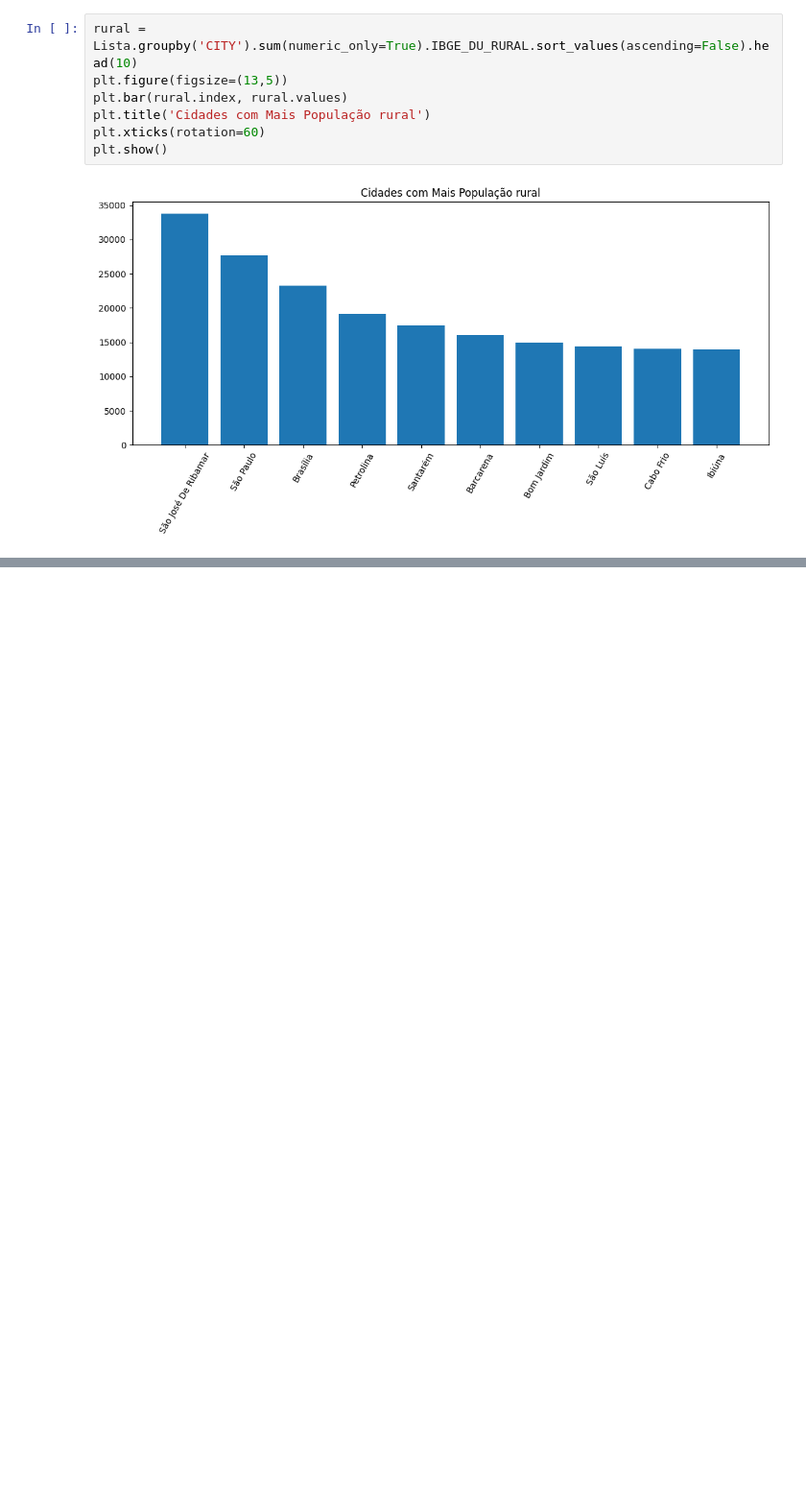
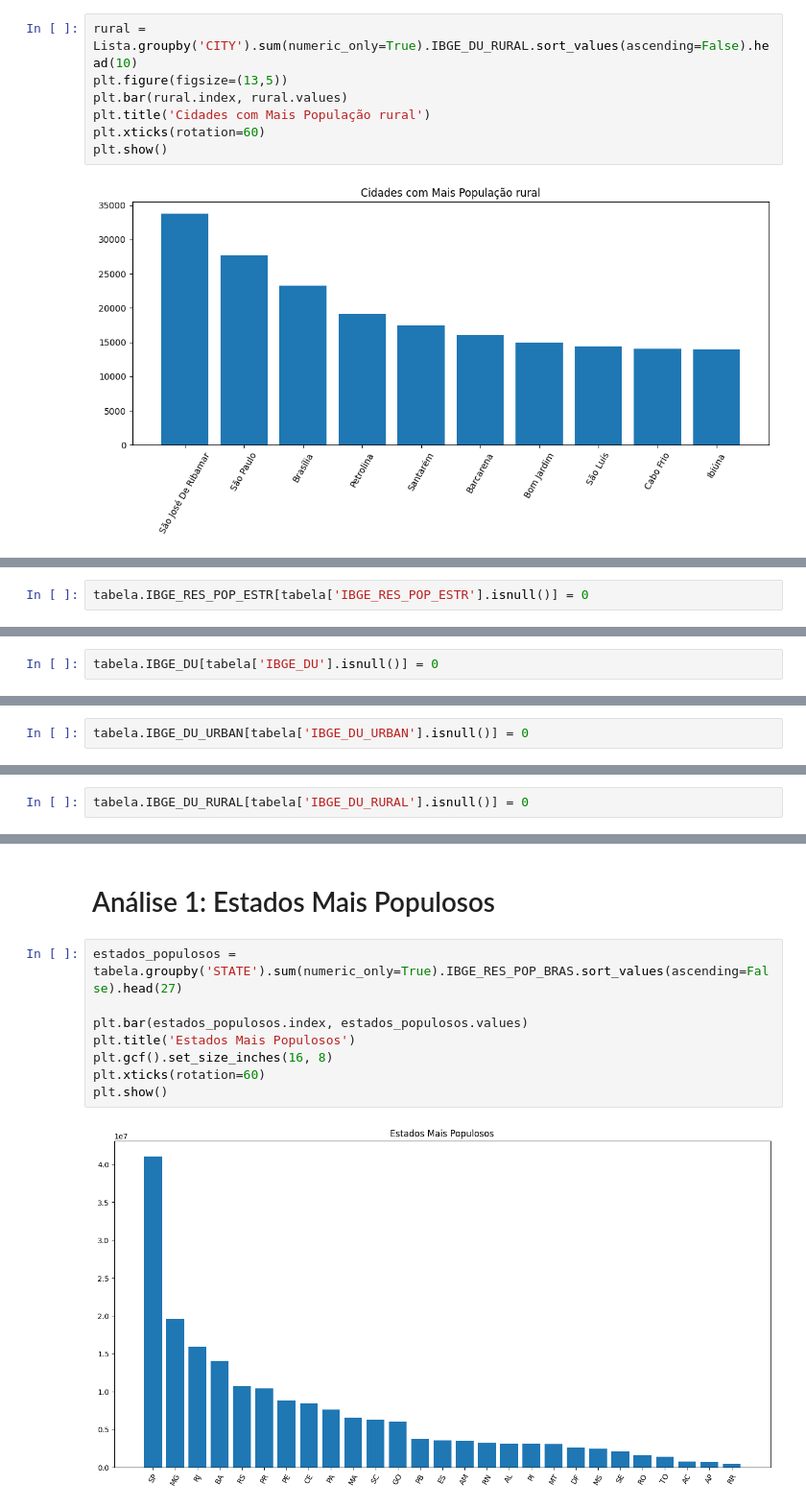
Before and after one commit to OzieleOliveira/Atividade_final_analise_dados-, a Jupyter notebook: Untitled.ipynb, the cells around one changed output, grey strips where cells are left out. Shown: that part at 96% size. Drawn from its saved outputs; the diff is of its cells as text; blank space fills up the shorter version.

```diff
--- a/Untitled.ipynb
+++ b/Untitled.ipynb
@@ -108,0 +182,2 @@ plt.show()
+# %%
+tabela.IBGE_RES_POP_ESTR[tabela['IBGE_RES_POP_ESTR'].isnull()] = 0
@@ -108,0 +207,2 @@ plt.show()
+# %%
+tabela.IBGE_DU[tabela['IBGE_DU'].isnull()] = 0
@@ -108,0 +218,2 @@ plt.show()
+# %%
+tabela.IBGE_DU_URBAN[tabela['IBGE_DU_URBAN'].isnull()] = 0
@@ -108,0 +244,2 @@ plt.show()
+# %%
+tabela.IBGE_DU_RURAL[tabela['IBGE_DU_RURAL'].isnull()] = 0
@@ -108,0 +293,12 @@ plt.show()
+# %% [markdown]
+# Análise 1: Estados Mais Populosos
+# %%
+estados_populosos = tabela.groupby('STATE').sum(numeric_only=True).IBGE_RES_POP_BRAS.sort_values(ascending=False).head(27)
+
+plt.bar(estados_populosos.index, estados_populosos.values)
+plt.title('Estados Mais Populosos')
+plt.gcf().set_size_inches(16, 8)
+plt.xticks(rotation=60)
+plt.show()
+# %% [output]
+[figure, added]
```
Also changed, not shown: parts of 47 cells of this notebook.
